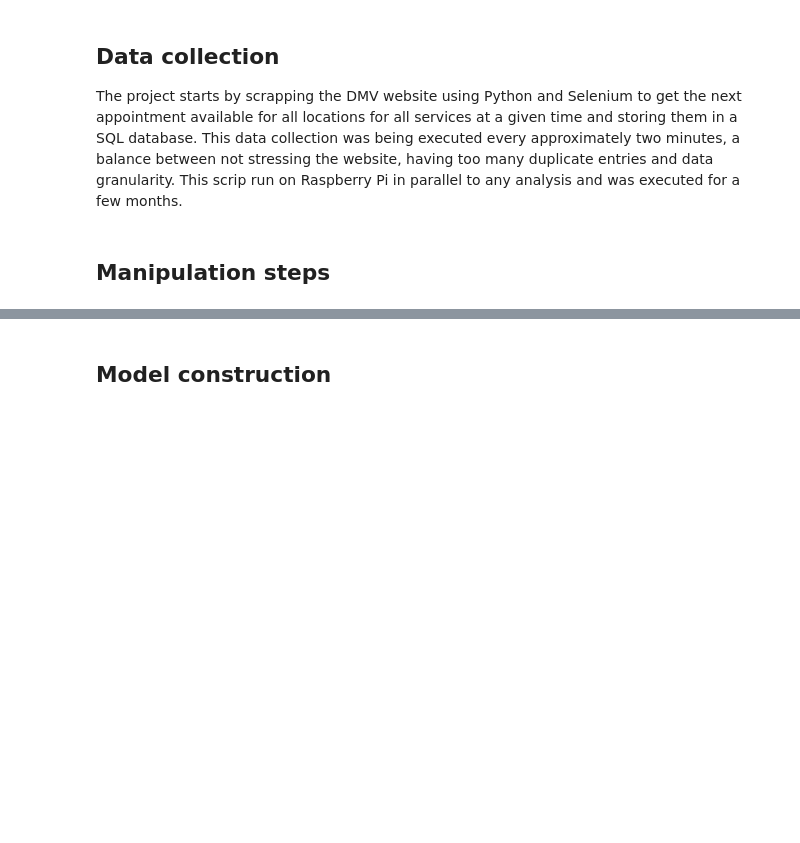
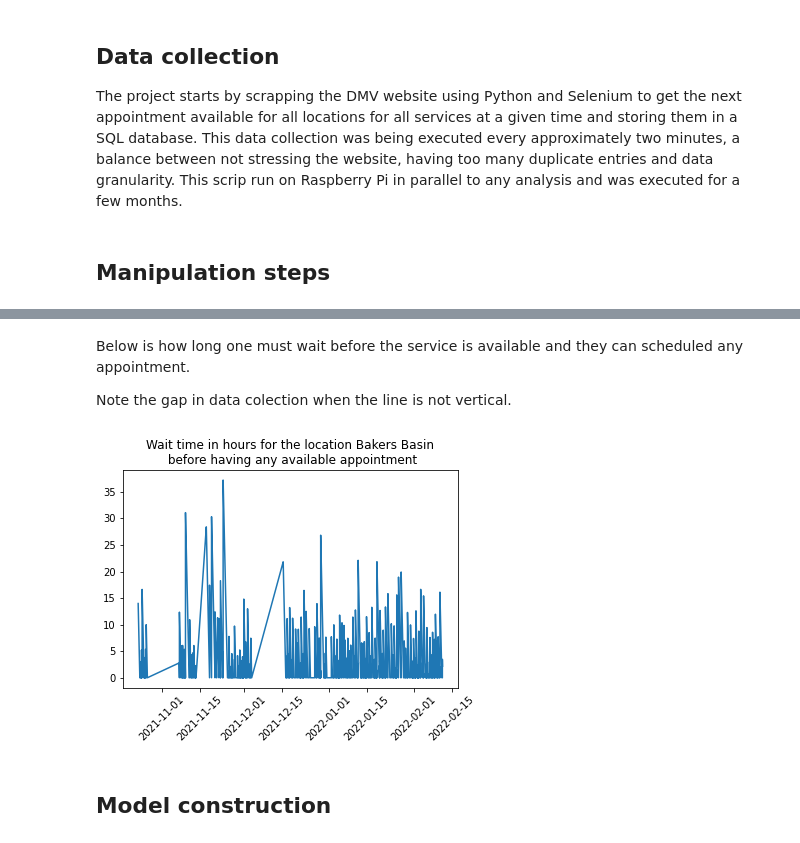
Before and after one commit to cesarak2/DMV_Capstone, a Jupyter notebook: DMV.ipynb, the cells around one changed output, grey strips where cells are left out. Saved outputs shown, nothing was run; the diff lists cells and outputs as text; code cells hidden in the pictures; blank space fills up the shorter version.

```diff
--- a/DMV.ipynb
+++ b/DMV.ipynb
@@ -67,0 +97,3 @@ Finally, the weekdays, hours and minutes were transformed into categorical colum
+# %%
+service_df_cleaned = pd.read_pickle('INITIAL_PERMIT_df_cleaned') #read dataframe after cleaning
+service_df_cleaned.head() #note that day is the weekday
@@ -68,3 +107,15 @@ Finally, the weekdays, hours and minutes were transformed into categorical colum
+# %% [markdown]
+Below is how long one must wait before the service is available and they can scheduled any appointment.
+
+Note the gap in data colection when the line is not vertical.
+# %%
+plt.plot(service_df_cleaned.time_shift[:53007], service_df_cleaned.diffOfTime_vertical[:53007]/np.timedelta64(1, 'h'))
+plt.title('Wait time in hours for the location Bakers Basin\n before having any available appointment')
+plt.xticks(rotation=45)
+plt.show()
+#plt.draw()
+# %% [output]
+[figure, added]
 # %% [markdown]
 ## Model construction
 # %% [markdown]
```
Also changed, not shown: parts of 11 cells of this notebook.
